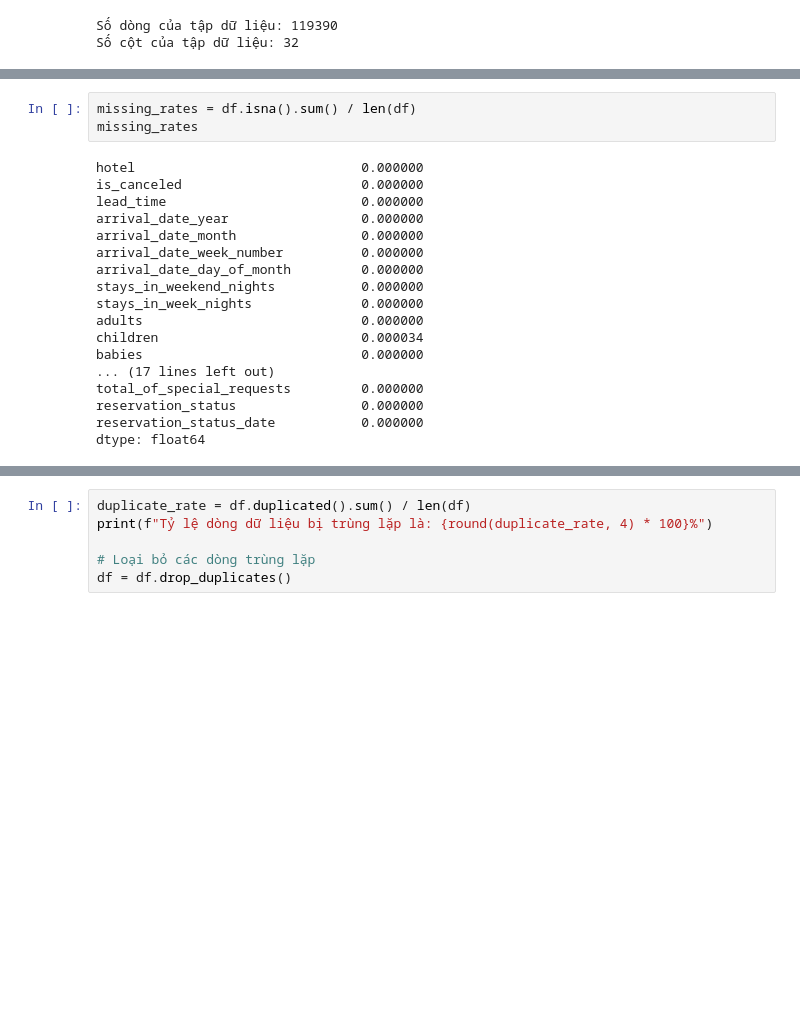
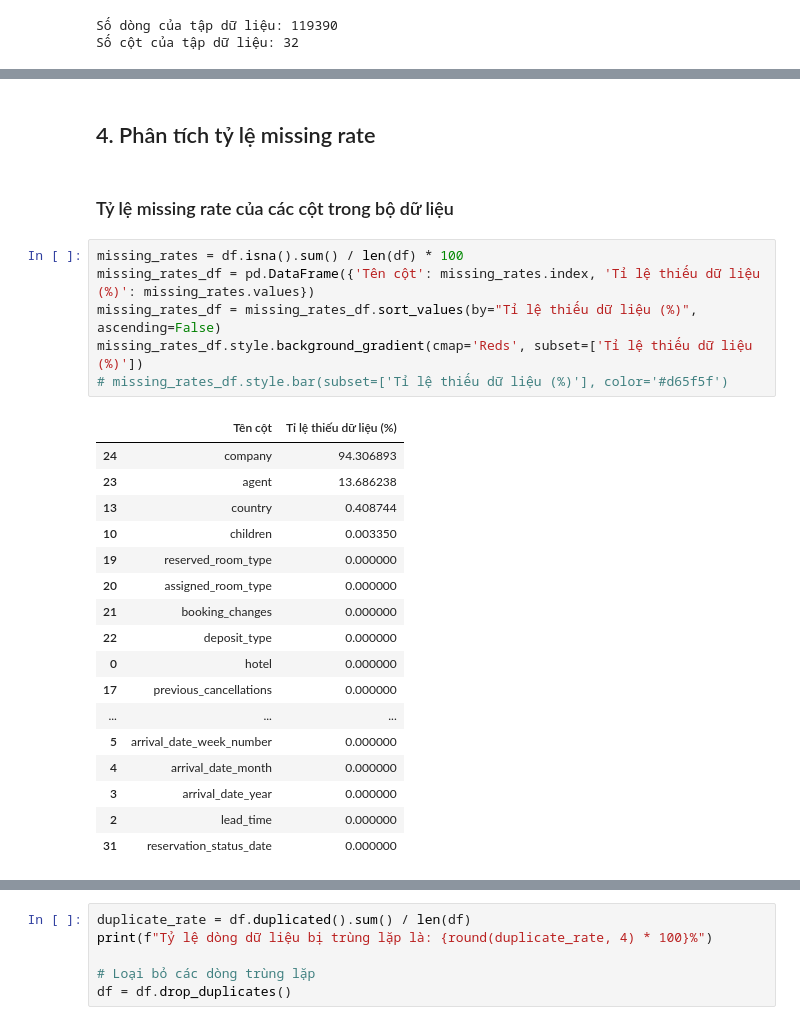
Before and after one commit to duongtruongbinh/Data-Visualization-Labs, a Jupyter notebook: Project/Project.ipynb, the cells around one changed output, grey strips where cells are left out. Cells and saved outputs as stored; diff of their text form; blank space fills up the shorter version.

Commit message:
Rename file & Improve Data Understanding

```diff
--- a/Project/Project.ipynb
+++ b/Project/Project.ipynb
@@ -78,22 +84,29 @@ df.sample(5)
 5 rows × 32 columns
+# %% [markdown]
+## 4. Phân tích tỷ lệ missing rate
+# %% [markdown]
+### Tỷ lệ missing rate của các cột trong bộ dữ liệu
 # %%
-missing_rates = df.isna().sum() / len(df)
-missing_rates
+missing_rates = df.isna().sum() / len(df) * 100
+missing_rates_df = pd.DataFrame({'Tên cột': missing_rates.index, 'Tỉ lệ thiếu dữ liệu (%)': missing_rates.values})
+missing_rates_df = missing_rates_df.sort_values(by="Tỉ lệ thiếu dữ liệu (%)", ascending=False)
+missing_rates_df.style.background_gradient(cmap='Reds', subset=['Tỉ lệ thiếu dữ liệu (%)'])
+# missing_rates_df.style.bar(subset=['Tỉ lệ thiếu dữ liệu (%)'], color='#d65f5f')
 # %% [output]
-hotel                             0.000000
-is_canceled                       0.000000
-lead_time                         0.000000
-arrival_date_year                 0.000000
-arrival_date_month                0.000000
-arrival_date_week_number          0.000000
-arrival_date_day_of_month         0.000000
-stays_in_weekend_nights           0.000000
-stays_in_week_nights              0.000000
-adults                            0.000000
-children                          0.000034
-babies                            0.000000
-... (17 lines left out)
-total_of_special_requests         0.000000
-reservation_status                0.000000
-reservation_status_date           0.000000
-dtype: float64
+|  | Tên cột | Tỉ lệ thiếu dữ liệu (%) |
+| 24 | company | 94.306893 |
+| 23 | agent | 13.686238 |
+| 13 | country | 0.408744 |
+| 10 | children | 0.003350 |
+| 19 | reserved_room_type | 0.000000 |
+| 20 | assigned_room_type | 0.000000 |
+| 21 | booking_changes | 0.000000 |
+| 22 | deposit_type | 0.000000 |
+| 0 | hotel | 0.000000 |
+| 17 | previous_cancellations | 0.000000 |
+| ... | ... | ... |
+| 5 | arrival_date_week_number | 0.000000 |
+| 4 | arrival_date_month | 0.000000 |
+| 3 | arrival_date_year | 0.000000 |
+| 2 | lead_time | 0.000000 |
+| 31 | reservation_status_date | 0.000000 |
```
Also changed, not shown: parts of 21 cells of this notebook, 2 other files.
